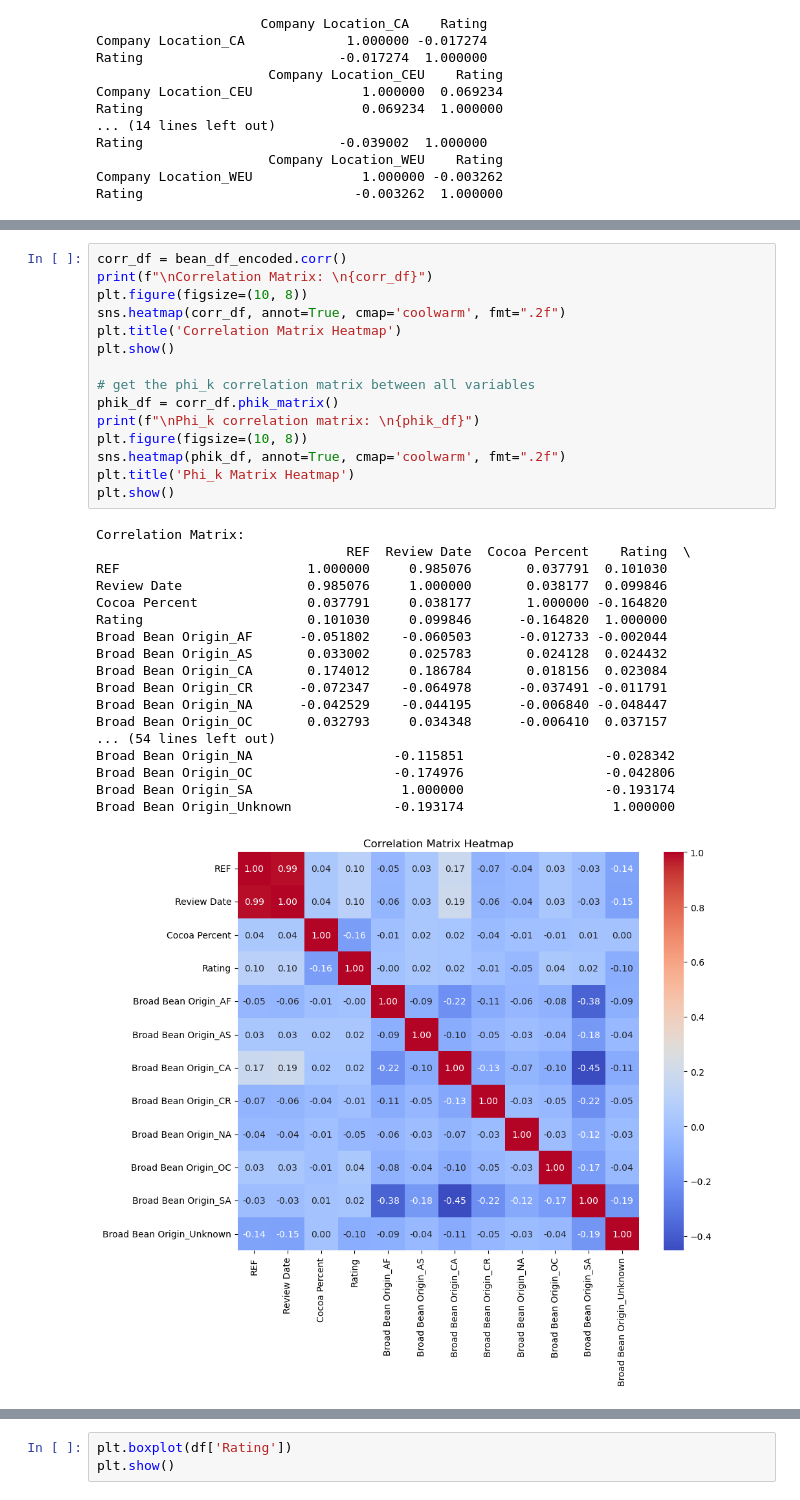
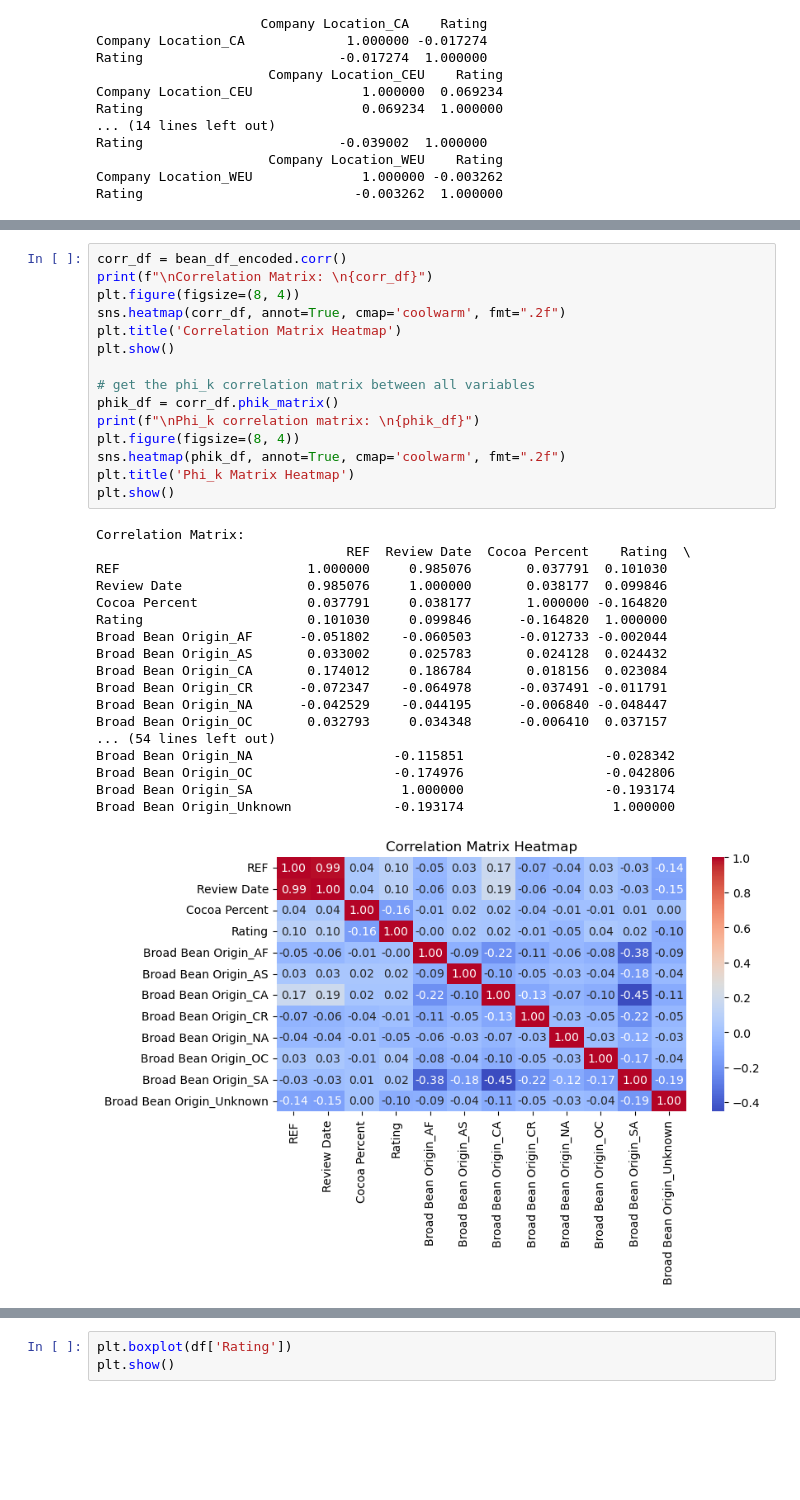
Before and after one commit to Keshfer/Chocolate-Rating-ML, a Jupyter notebook: Exploratory Data Analysis.ipynb, the cells around one changed output, grey strips where cells are left out. Cells and saved outputs as stored; diff of their text form; blank space fills up the shorter version.

```diff
--- a/Exploratory Data Analysis.ipynb
+++ b/Exploratory Data Analysis.ipynb
@@ -358,37 +387,37 @@ Company Location_WEU             0.866539              1.000000
 # %%
 corr_df = bean_df_encoded.corr()
 print(f"\nCorrelation Matrix: \n{corr_df}")
-plt.figure(figsize=(10, 8))
+plt.figure(figsize=(8, 4))
 sns.heatmap(corr_df, annot=True, cmap='coolwarm', fmt=".2f")
 plt.title('Correlation Matrix Heatmap')
 plt.show()
 
 # get the phi_k correlation matrix between all variables
 phik_df = corr_df.phik_matrix()
 print(f"\nPhi_k correlation matrix: \n{phik_df}")
-plt.figure(figsize=(10, 8))
+plt.figure(figsize=(8, 4))
 sns.heatmap(phik_df, annot=True, cmap='coolwarm', fmt=".2f")
 plt.title('Phi_k Matrix Heatmap')
 plt.show()
 # %% [output]
 Correlation Matrix:
                                 REF  Review Date  Cocoa Percent    Rating  \
 REF                        1.000000     0.985076       0.037791  0.101030
 Review Date                0.985076     1.000000       0.038177  0.099846
 Cocoa Percent              0.037791     0.038177       1.000000 -0.164820
 Rating                     0.101030     0.099846      -0.164820  1.000000
 Broad Bean Origin_AF      -0.051802    -0.060503      -0.012733 -0.002044
 Broad Bean Origin_AS       0.033002     0.025783       0.024128  0.024432
 Broad Bean Origin_CA       0.174012     0.186784       0.018156  0.023084
 Broad Bean Origin_CR      -0.072347    -0.064978      -0.037491 -0.011791
 Broad Bean Origin_NA      -0.042529    -0.044195      -0.006840 -0.048447
 Broad Bean Origin_OC       0.032793     0.034348      -0.006410  0.037157
 ... (54 lines left out)
 Broad Bean Origin_NA                  -0.115851                  -0.028342
 Broad Bean Origin_OC                  -0.174976                  -0.042806
 Broad Bean Origin_SA                   1.000000                  -0.193174
 Broad Bean Origin_Unknown             -0.193174                   1.000000
-[figure, old version]
+[figure, new version]
 interval columns not set, guessing: ['REF', 'Review Date', 'Cocoa Percent', 'Rating', 'Broad Bean Origin_AF', 'Broad Bean Origin_AS', 'Broad Bean Origin_CA', 'Broad Bean Origin_CR', 'Broad Bean Origin ...
 
 Phi_k correlation matrix:
```
Also changed, not shown: parts of 6 cells of this notebook.
